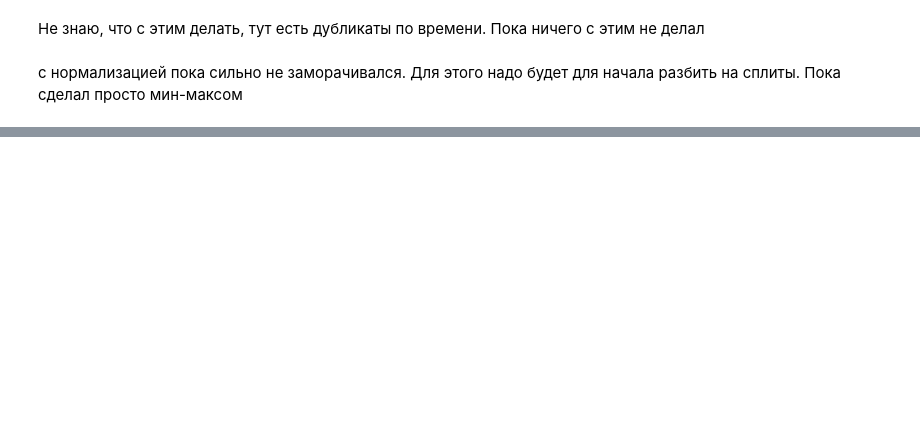
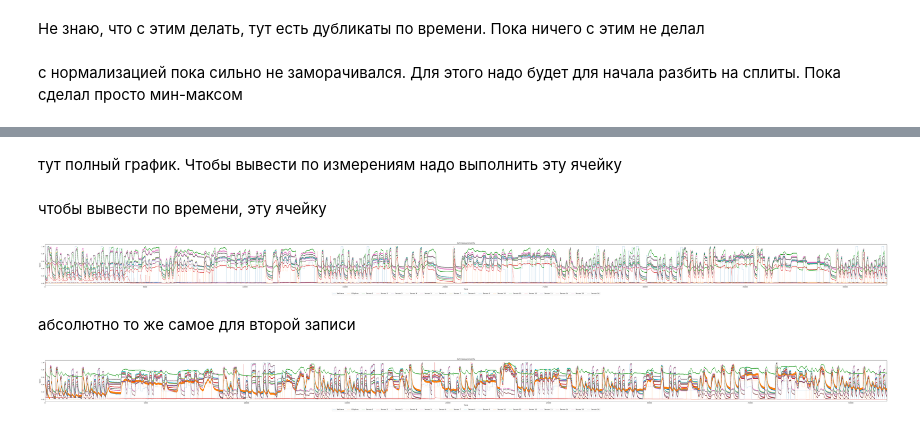
Before and after one commit to GaleevArslanDev/DySiG, a Jupyter notebook: eda.ipynb, the cells around one changed output, grey strips where cells are left out. Drawn from its saved outputs; the diff is of its cells as text; code cells hidden in the pictures; blank space fills up the shorter version.

Commit message:
Add full graphs

```diff
--- a/eda.ipynb
+++ b/eda.ipynb
@@ -128,0 +227,2 @@ ethylene_co.describe().round(3)
+# %% [markdown]
+тут полный график. Чтобы вывести по измерениям надо выполнить эту ячейку
@@ -128,0 +232,23 @@ ethylene_co.describe().round(3)
+# %% [markdown]
+чтобы вывести по времени, эту ячейку
+# %%
+x = ethylene_co["Time"].to_list()
+label = "Time"
+# %%
+line_width = 0.5
+plt.figure(figsize=(75, 5))
+plt.plot(x, ethylene_co['Methane'], label="Methane", linewidth=line_width)
+plt.plot(x, ethylene_co['Ethylene'], label="Ethylene", linewidth=line_width)
+for i in range(1, 17):
+    plt.plot(x, ethylene_co[f's{i}'], label=f"Sensor {i}", linewidth=line_width)
+plt.margins(x=0)
+plt.xlabel(label)
+plt.ylabel("Value")
+plt.title("All measurements")
+plt.legend(bbox_to_anchor=(0.5, -0.15), loc='upper center', ncol=18)
+plt.tight_layout()
+plt.show()
+# %% [output]
+[figure, added]
+# %% [markdown]
+абсолютно то же самое для второй записи
@@ -128,0 +258,16 @@ ethylene_co.describe().round(3)
+# %%
+line_width = 0.5
+plt.figure(figsize=(75, 5))
+plt.plot(x, ethylene_methane['Methane'], label="Methane", linewidth=line_width)
+plt.plot(x, ethylene_methane['Ethylene'], label="Ethylene", linewidth=line_width)
+for i in range(1, 17):
+    plt.plot(x, ethylene_methane[f's{i}'], label=f"Sensor {i}", linewidth=line_width)
+plt.margins(x=0)
+plt.xlabel(label)
+plt.ylabel("Value")
+plt.title("All measurements")
+plt.legend(bbox_to_anchor=(0.5, -0.15), loc='upper center', ncol=18)
+plt.tight_layout()
+plt.show()
+# %% [output]
+[figure, added]
```
Also changed, not shown: parts of 14 cells of this notebook, 5 other files.
